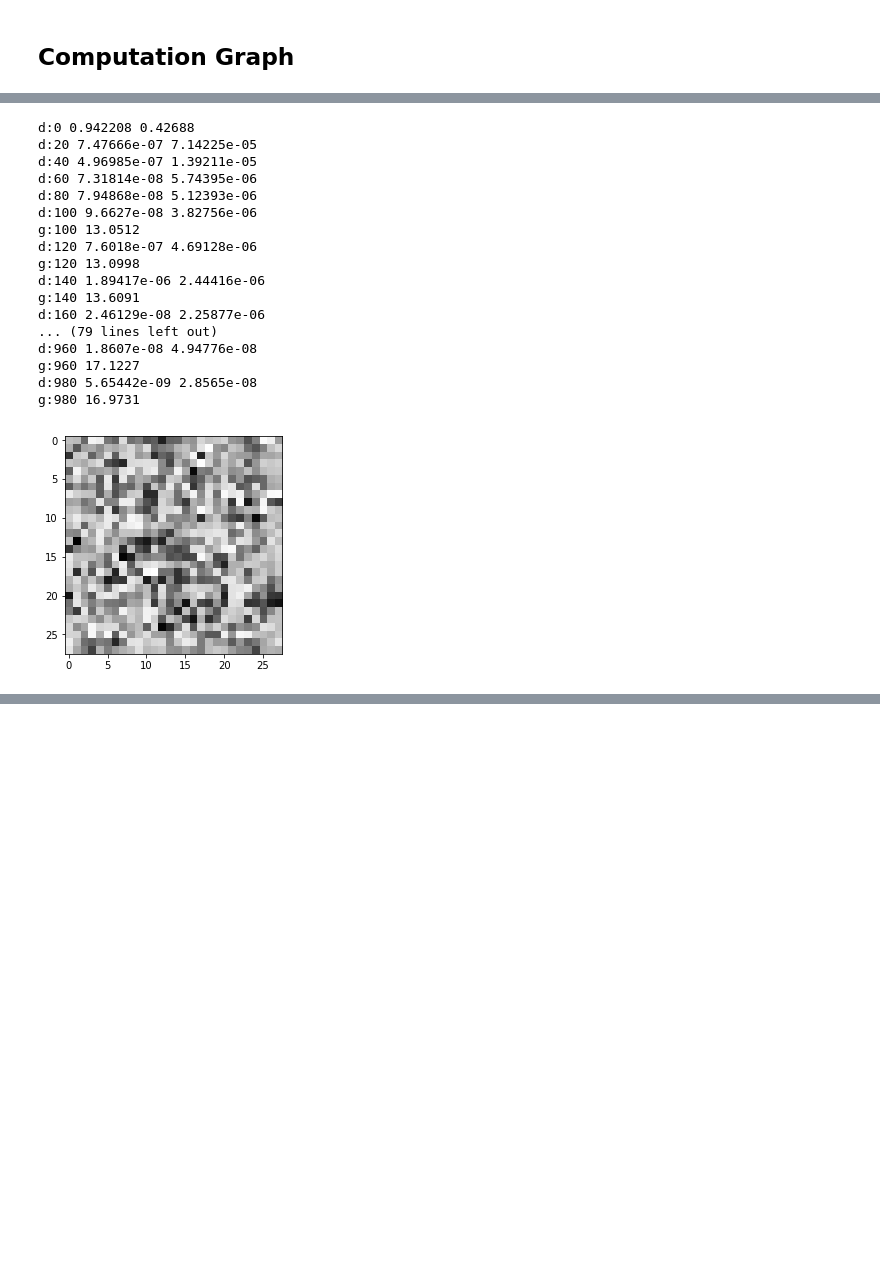
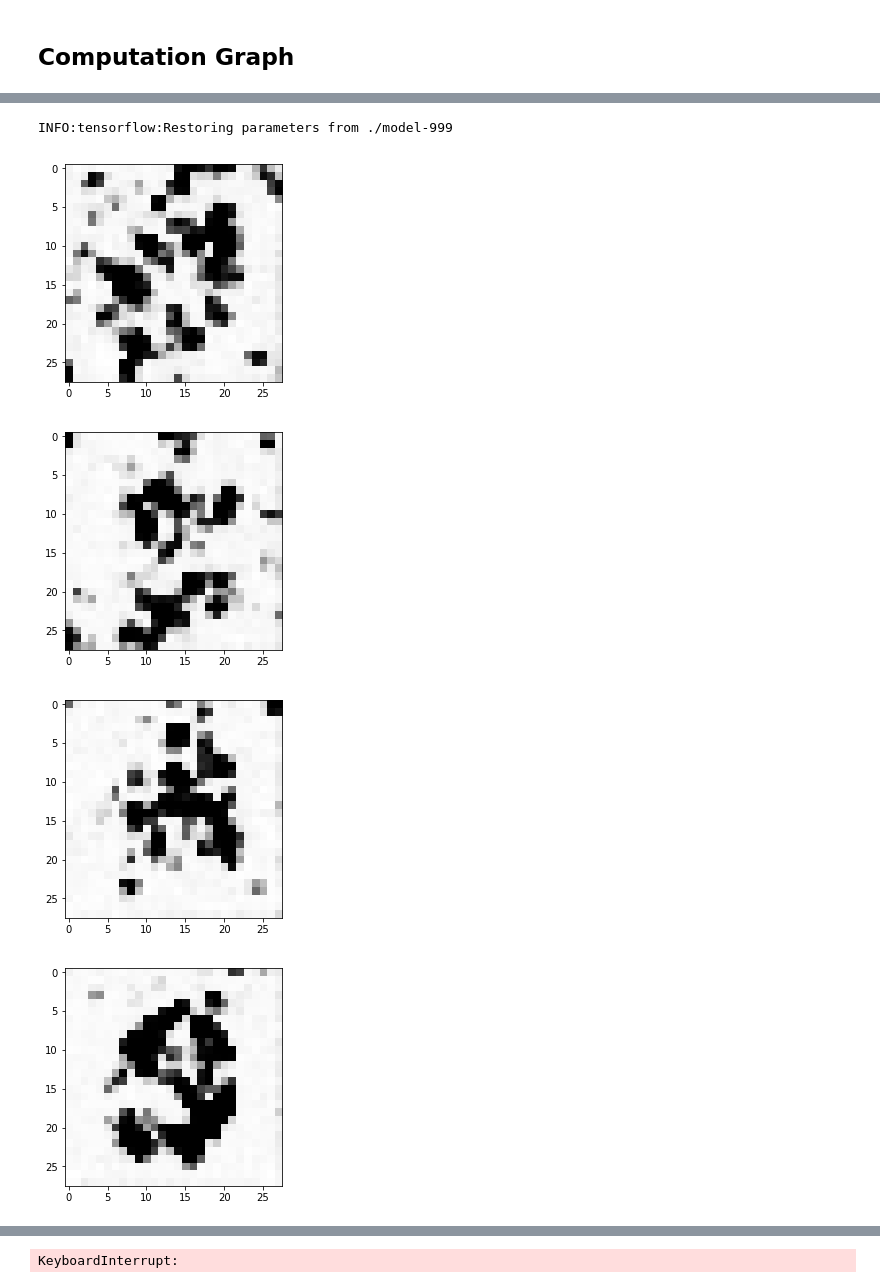
Before and after one commit to itstehkman/GAN-Tutorial-1, a Jupyter notebook: 1. MNIST for GANs.ipynb, the cells around one changed output, grey strips where cells are left out. Drawn from its saved outputs; the diff is of its cells as text; code cells hidden in the pictures; blank space fills up the shorter version.

Commit message:
Checkpointing, and some more training. Can see some form coming out of the images, but not exactly numbers

```diff
--- a/1. MNIST for GANs.ipynb
+++ b/1. MNIST for GANs.ipynb
@@ -133,11 +133,11 @@ trainable_vars = tf.trainable_variables()
 d_vars = [var for var in trainable_vars if 'd_' in var.name]
 g_vars = [var for var in trainable_vars if 'g_' in var.name]
 
-print d_vars
-print g_vars
+print [var.name for var in d_vars]
+print [var.name for var in g_vars]
 
 # be careful, AdamOptimizer creates its own vars for memory, and could play poorly with reuse
 # (https://stackoverflow.com/questions/42603702/variable-scope-causes-variable-does-not-exist-with-optimizer)
 d_optimizer = tf.train.AdamOptimizer(0.0003).minimize(d_loss_real + d_loss_fake, var_list=d_vars)
-g_optimizer = tf.train.AdamOptimizer(0.00008).minimize(g_loss, var_list=g_vars)
+g_optimizer = tf.train.AdamOptimizer(0.0001).minimize(g_loss, var_list=g_vars)
 # %% [output]
@@ -145,0 +162,10 @@ g_optimizer = tf.train.AdamOptimizer(0.00008).minimize(g_loss, var_list=g_vars)
+# %%
+def get_model_filepath(model_dir):
+    """Returns (the most recent model filepath, step_count)"""
+    import os
+    model_nums = {int(f.split('.')[0].split('-')[-1]) for f in os.listdir(model_dir) if f.startswith('model-')}
+    if model_nums:
+        while model_dir[-1] == '/':
+            model_dir = model_dir[:-1]
+        return '%s/model-%d' % (model_dir, max(model_nums)), max(model_nums)
+print get_model_filepath('.')
@@ -146,42 +176,42 @@ g_optimizer = tf.train.AdamOptimizer(0.00008).minimize(g_loss, var_list=g_vars)
 # %%
-batch_size = 16
+batch_size = 50
+use_model_filepath = True
+step = 0
+saver = tf.train.Saver()
+
 with tf.Session() as sess:
     sess.run(tf.global_variables_initializer())
-    # Train discriminator a bit first.
-    for i in range(1000):
+    if use_model_filepath:
+        model_filepath, step = get_model_filepath('.')
+        saver.restore(sess, model_filepath)
+    for i in range(step, step+1000):
         train_batch = mnist.train.next_batch(batch_size)
         x_train_batch = train_batch[0].reshape([-1,28,28,1])
         u_batch = np.random.normal(0, 1, [batch_size, 100])
+        # train discriminator
         if i >= 0:
             _, d_loss_real_val, d_loss_fake_val = sess.run([d_optimizer, d_loss_real, d_loss_fake],
                                                                feed_dict={X_placeholder: x_train_batch, U_placeholder: u_batch})
-            if i % 20 == 0: print 'd:%d' % i, d_loss_real_val, d_loss_fake_val
-        #print i, d_loss_fake_val
+        # train generator
         if i >= 100:
             u_batch = np.random.normal(0, 1, [batch_size, 100])
-            g_loss_val = sess.run(g_loss, feed_dict={U_placeholder: u_batch})
-            if i % 20 == 0: print 'g:%d' % i, g_loss_val
-            # show img every 5
-            if i % 5 == 0:
-                gen_imgs = sess.run(Gu, feed_dict={U_placeholder: u_batch})
-                gen_img = gen_imgs[0].reshape([28,28])
-                plt.imshow(gen_img, cmap='Greys')
+            _, g_loss_val = sess.run([g_optimizer, g_loss], feed_dict={U_placeholder: u_batch})
+        # Update tensorboard
+        if i % 10 == 0:
+            u_batch = np.random.normal(0, 1, [batch_size, 100])
+            summary = sess.run(merged, feed_dict={X_placeholder: x_train_batch, U_placeholder: u_batch})
+            writer.add_summary(summary, i)
+        if i % 100 == 0:
+            u_batch = np.random.normal(0, 1, [batch_size, 100])
+            img = sess.run(Gu, feed_dict={U_placeholder: u_batch})
+            plt.imshow(img[0].reshape([28,28]), cmap='Greys')
+            plt.show()
+        # Save model to disk
+        if (i+1) % 500 == 0:
+            saver.save(sess, 'model', global_step=i)
 # %% [output]
-d:0 0.942208 0.42688
-d:20 7.47666e-07 7.14225e-05
-d:40 4.96985e-07 1.39211e-05
-d:60 7.31814e-08 5.74395e-06
-d:80 7.94868e-08 5.12393e-06
-d:100 9.6627e-08 3.82756e-06
-g:100 13.0512
-d:120 7.6018e-07 4.69128e-06
-g:120 13.0998
-d:140 1.89417e-06 2.44416e-06
-g:140 13.6091
-d:160 2.46129e-08 2.25877e-06
-... (79 lines left out)
-d:960 1.8607e-08 4.94776e-08
-g:960 17.1227
-d:980 5.65442e-09 2.8565e-08
-g:980 16.9731
+INFO:tensorflow:Restoring parameters from ./model-999
-[figure, old version]
+[figure, new version]
+[figure, added]
+[figure, added]
+[figure, added]
@@ -187,0 +222 @@ g:980 16.9731
+KeyboardInterrupt:
```
Also changed, not shown: parts of 7 cells of this notebook, 3 other files.
